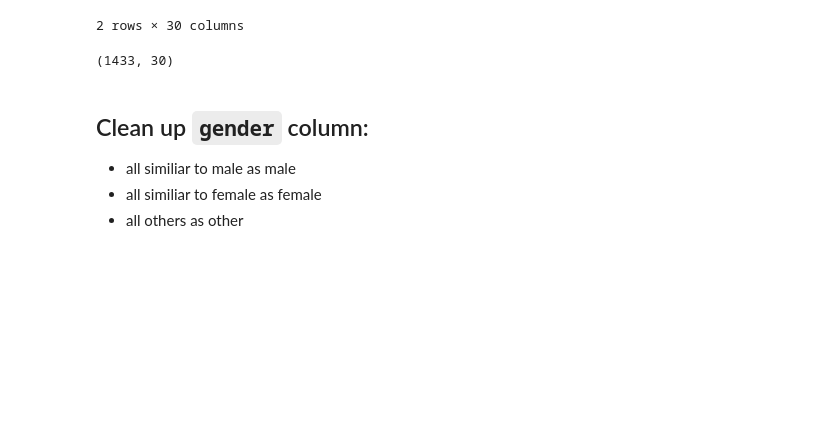
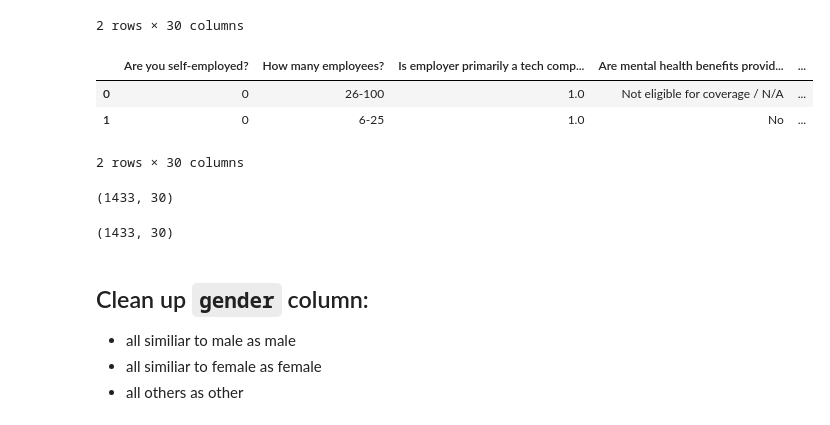
Before and after one commit to UBC-MDS/Mental-Health-in-Tech-Dashboard, a Jupyter notebook: src/Processing.ipynb, the cells around one changed output. Cells and saved outputs as stored; diff of their text form; code cells hidden in the pictures; blank space fills up the shorter version.

Commit message:
Add new file with short clean questions

```diff
--- a/src/Processing.ipynb
+++ b/src/Processing.ipynb
@@ -45,6 +45,8 @@ old_names[27]
 raw_data_col = raw_data[old_names]
 # %%
 feature_map = {old_names[i]:feature_names.iloc[i, 1] for i in range(len(old_names))}
+# %%
+feature_map2 = {old_names[i]:feature_names.iloc[i, 2] for i in range(len(old_names))}
 # %%
 feature_map
 # %% [output]
@@ -68,5 +90,7 @@ feature_map
 # %%
 clean_data = raw_data_col.rename(columns=feature_map)
+# %%
+clean_data_questions = raw_data_col.rename(columns=feature_map2)
 # %%
 clean_data.head(2)
 # %% [output]
@@ -74,10 +98,21 @@ clean_data.head(2)
 | 0 | 0 | 26-100 | 1.0 | Not eligible for coverage / N/A | No | ... |
 | 1 | 0 | 6-25 | 1.0 | No | Yes | ... |
 2 rows × 30 columns
+# %%
+clean_data_questions.head(2)
+# %% [output]
+|  | Are you self-employed? | How many employees? | Is employer primarily a tech comp... | Are mental health benefits provid... | ... |
+| 0 | 0 | 26-100 | 1.0 | Not eligible for coverage / N/A | ... |
+| 1 | 0 | 6-25 | 1.0 | No | ... |
+2 rows × 30 columns
 # %%
 clean_data.shape
 # %% [output]
 (1433, 30)
+# %%
+clean_data_questions.shape
+# %% [output]
+(1433, 30)
 # %% [markdown]
 ## Clean up `gender` column:
 - all similiar to male as male
```
Also changed, not shown: parts of 6 cells of this notebook, 1 other file.
